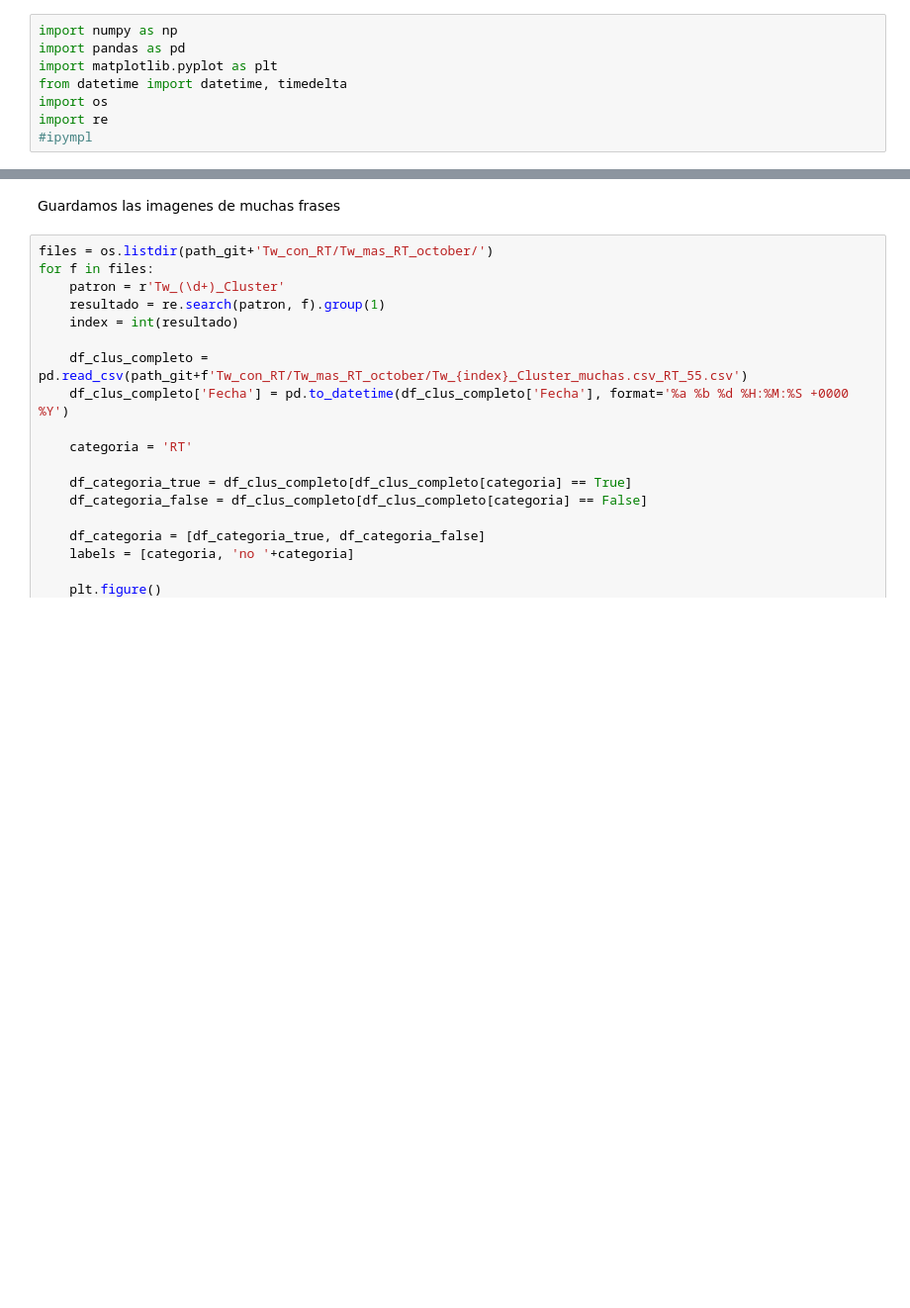
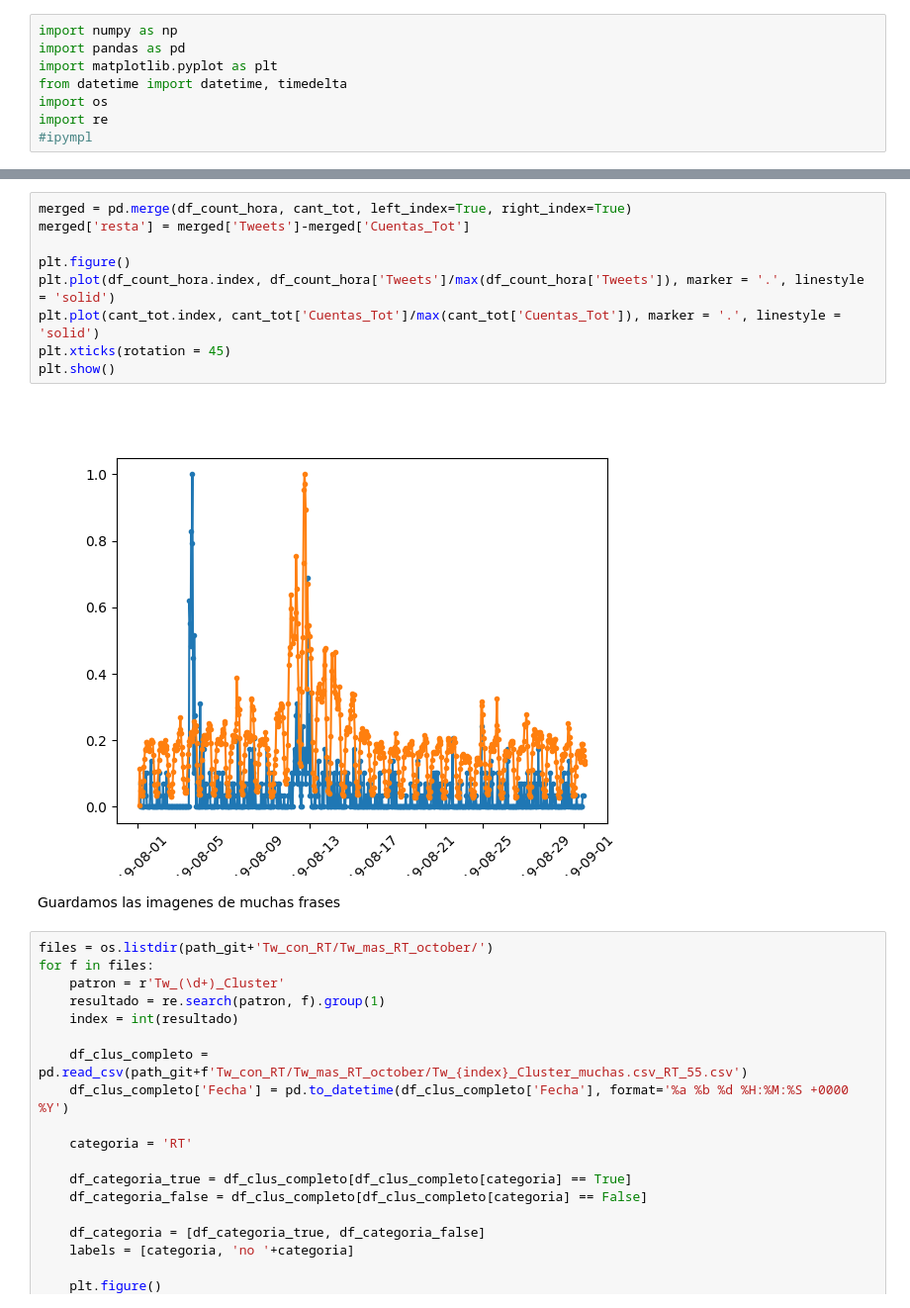
Before and after one commit to Ale-Mildiner/Tesis, a Jupyter notebook: Base_Twitter/Series_Temporales_NUEVO.ipynb, the cells around one changed output, grey strips where cells are left out. Shown at 99% size. Drawn from its saved outputs; the diff is of its cells as text; blank space fills up the shorter version.

```diff
--- a/Base_Twitter/Series_Temporales_NUEVO.ipynb
+++ b/Base_Twitter/Series_Temporales_NUEVO.ipynb
@@ -53,3 +84,14 @@ plt.show()
+# %%
+merged = pd.merge(df_count_hora, cant_tot, left_index=True, right_index=True)
+merged['resta'] = merged['Tweets']-merged['Cuentas_Tot']
+
+plt.figure()
+plt.plot(df_count_hora.index, df_count_hora['Tweets']/max(df_count_hora['Tweets']), marker = '.', linestyle = 'solid')
+plt.plot(cant_tot.index, cant_tot['Cuentas_Tot']/max(cant_tot['Cuentas_Tot']), marker = '.', linestyle = 'solid')
+plt.xticks(rotation = 45)
+plt.show()
+# %% [output]
+[figure, added]
 # %% [markdown]
 Guardamos las imagenes de muchas frases
 # %%
```
Also changed, not shown: parts of 4 cells of this notebook, 4 other files.
